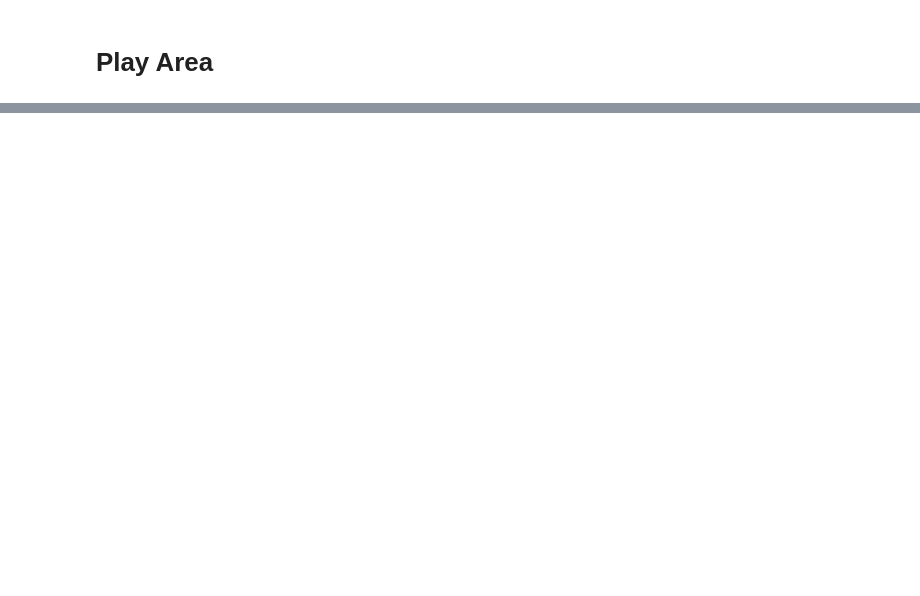
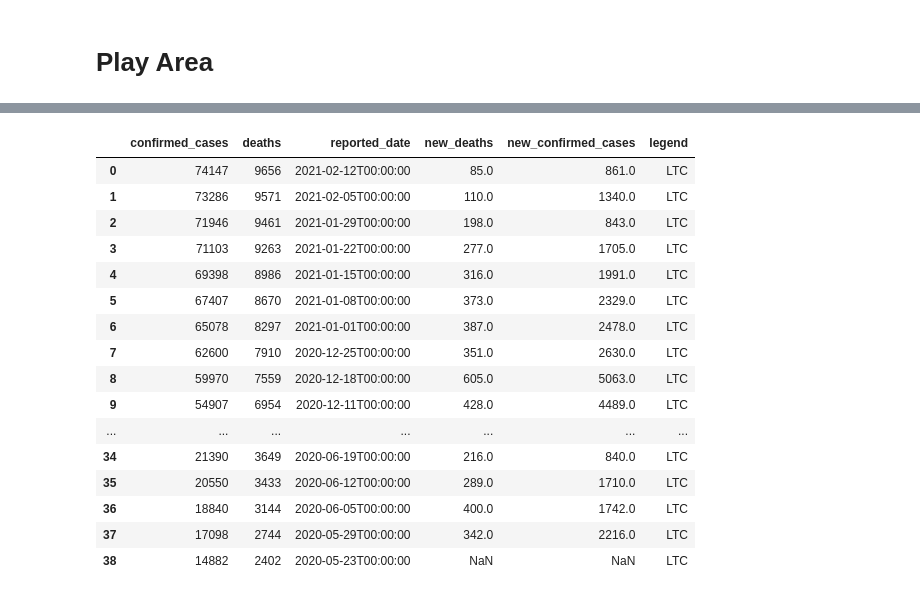
Before and after one commit to MrSteve2/CTP-Reporting, a Jupyter notebook: States/IL/IL_LTC_Get_n_Process.ipynb, the cells around one changed output, grey strips where cells are left out. Cells and saved outputs as stored; diff of their text form; code cells hidden in the pictures; blank space fills up the shorter version.

```diff
--- a/States/IL/IL_LTC_Get_n_Process.ipynb
+++ b/States/IL/IL_LTC_Get_n_Process.ipynb
@@ -195,0 +328,20 @@ chart1 + chart3
+# %%
+df.sort_values(by='reported_date', ascending=False)
+# %% [output]
+|  | confirmed_cases | deaths | reported_date | new_deaths | new_confirmed_cases | legend |
+| 0 | 74147 | 9656 | 2021-02-12T00:00:00 | 85.0 | 861.0 | LTC |
+| 1 | 73286 | 9571 | 2021-02-05T00:00:00 | 110.0 | 1340.0 | LTC |
+| 2 | 71946 | 9461 | 2021-01-29T00:00:00 | 198.0 | 843.0 | LTC |
+| 3 | 71103 | 9263 | 2021-01-22T00:00:00 | 277.0 | 1705.0 | LTC |
+| 4 | 69398 | 8986 | 2021-01-15T00:00:00 | 316.0 | 1991.0 | LTC |
+| 5 | 67407 | 8670 | 2021-01-08T00:00:00 | 373.0 | 2329.0 | LTC |
+| 6 | 65078 | 8297 | 2021-01-01T00:00:00 | 387.0 | 2478.0 | LTC |
+| 7 | 62600 | 7910 | 2020-12-25T00:00:00 | 351.0 | 2630.0 | LTC |
+| 8 | 59970 | 7559 | 2020-12-18T00:00:00 | 605.0 | 5063.0 | LTC |
+| 9 | 54907 | 6954 | 2020-12-11T00:00:00 | 428.0 | 4489.0 | LTC |
+| ... | ... | ... | ... | ... | ... | ... |
+| 34 | 21390 | 3649 | 2020-06-19T00:00:00 | 216.0 | 840.0 | LTC |
+| 35 | 20550 | 3433 | 2020-06-12T00:00:00 | 289.0 | 1710.0 | LTC |
+| 36 | 18840 | 3144 | 2020-06-05T00:00:00 | 400.0 | 1742.0 | LTC |
+| 37 | 17098 | 2744 | 2020-05-29T00:00:00 | 342.0 | 2216.0 | LTC |
+| 38 | 14882 | 2402 | 2020-05-23T00:00:00 | NaN | NaN | LTC |
```
Also changed, not shown: parts of 15 cells of this notebook, 8 other files.
